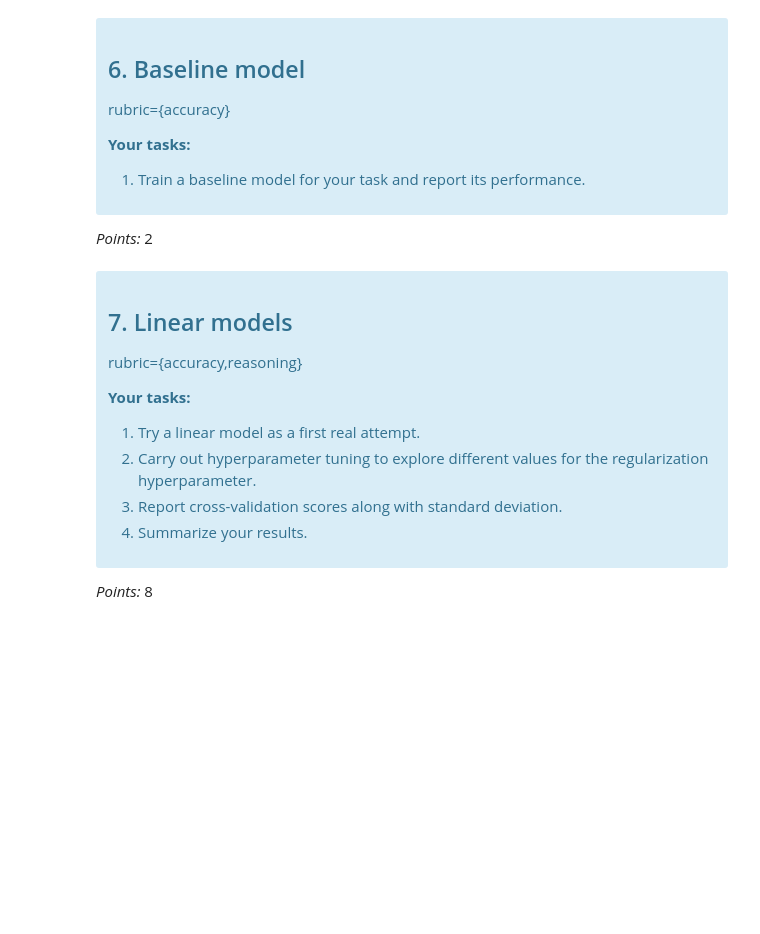
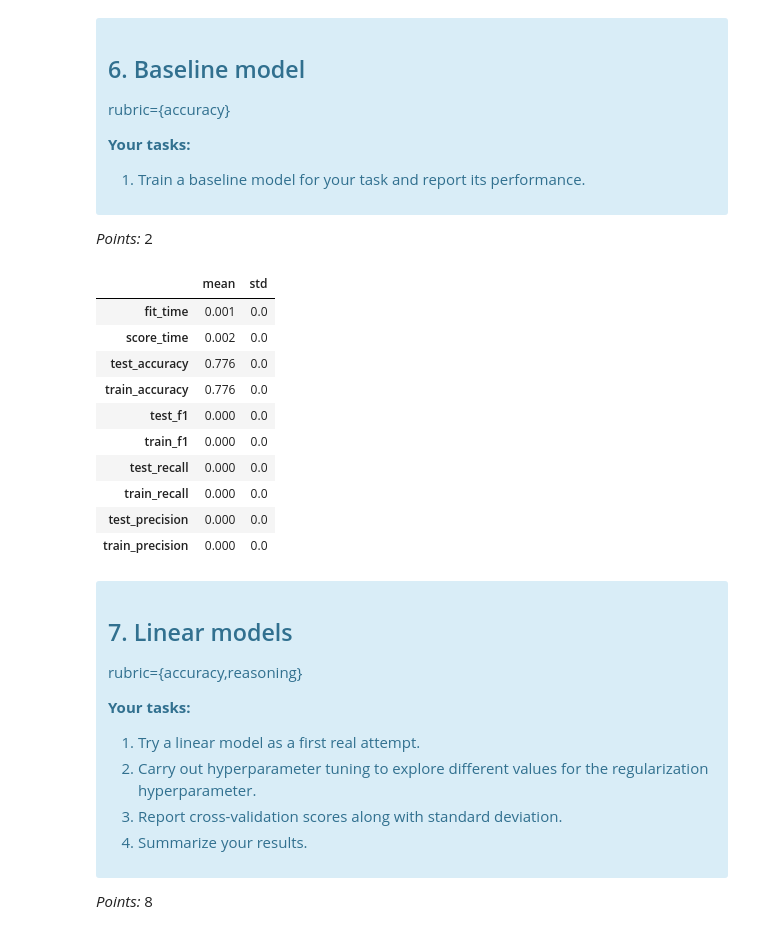
Before and after one commit to UBC-MDS/DSCI_573_Lab4_Group_Project, a Jupyter notebook: lab4.ipynb, the cells around one changed output. Cells and saved outputs as stored; diff of their text form; code cells hidden in the pictures; blank space fills up the shorter version.

Commit message:
added dummy (q6)

```diff
--- a/lab4.ipynb
+++ b/lab4.ipynb
@@ -553,6 +553,29 @@ scoring_list = [
     "recall",
     "precision",
 ]
+# %%
+%%capture --no-display
+
+# The dummy model
+dc = DummyClassifier()
+
+# The mean and std of the cross validated scores for all metrics as a dataframe
+cross_val_results['dummy'] = pd.DataFrame(cross_validate(dc, X_train, y_train, return_train_score=True, scoring=scoring_list)).agg(['mean', 'std']).round(3).T
+
+# Show the train and validation scores
+cross_val_results['dummy']
+# %% [output]
+|  | mean | std |
+| fit_time | 0.001 | 0.0 |
+| score_time | 0.002 | 0.0 |
+| test_accuracy | 0.776 | 0.0 |
+| train_accuracy | 0.776 | 0.0 |
+| test_f1 | 0.000 | 0.0 |
+| train_f1 | 0.000 | 0.0 |
+| test_recall | 0.000 | 0.0 |
+| train_recall | 0.000 | 0.0 |
+| test_precision | 0.000 | 0.0 |
+| train_precision | 0.000 | 0.0 |
 # %% [markdown]
 <!-- END QUESTION -->
 
```
